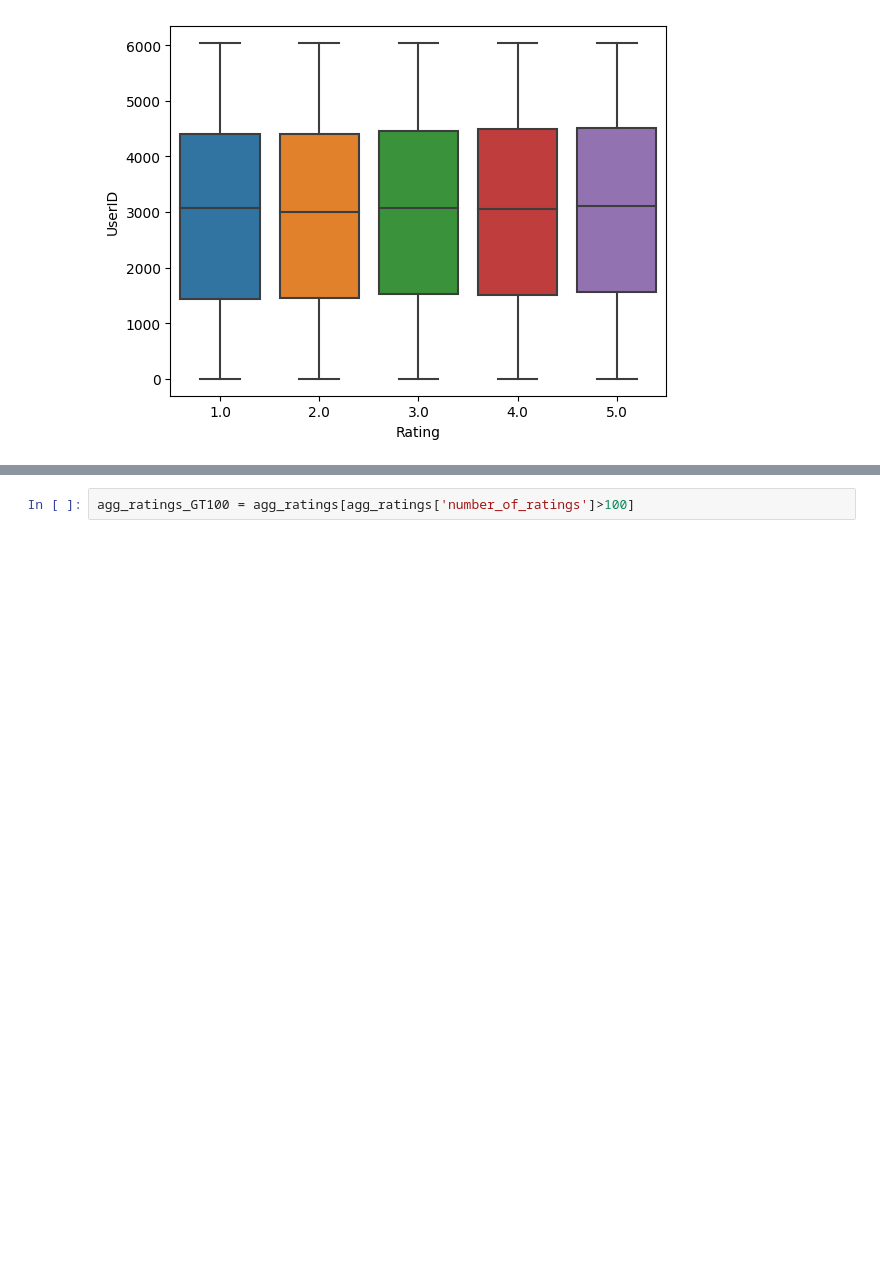
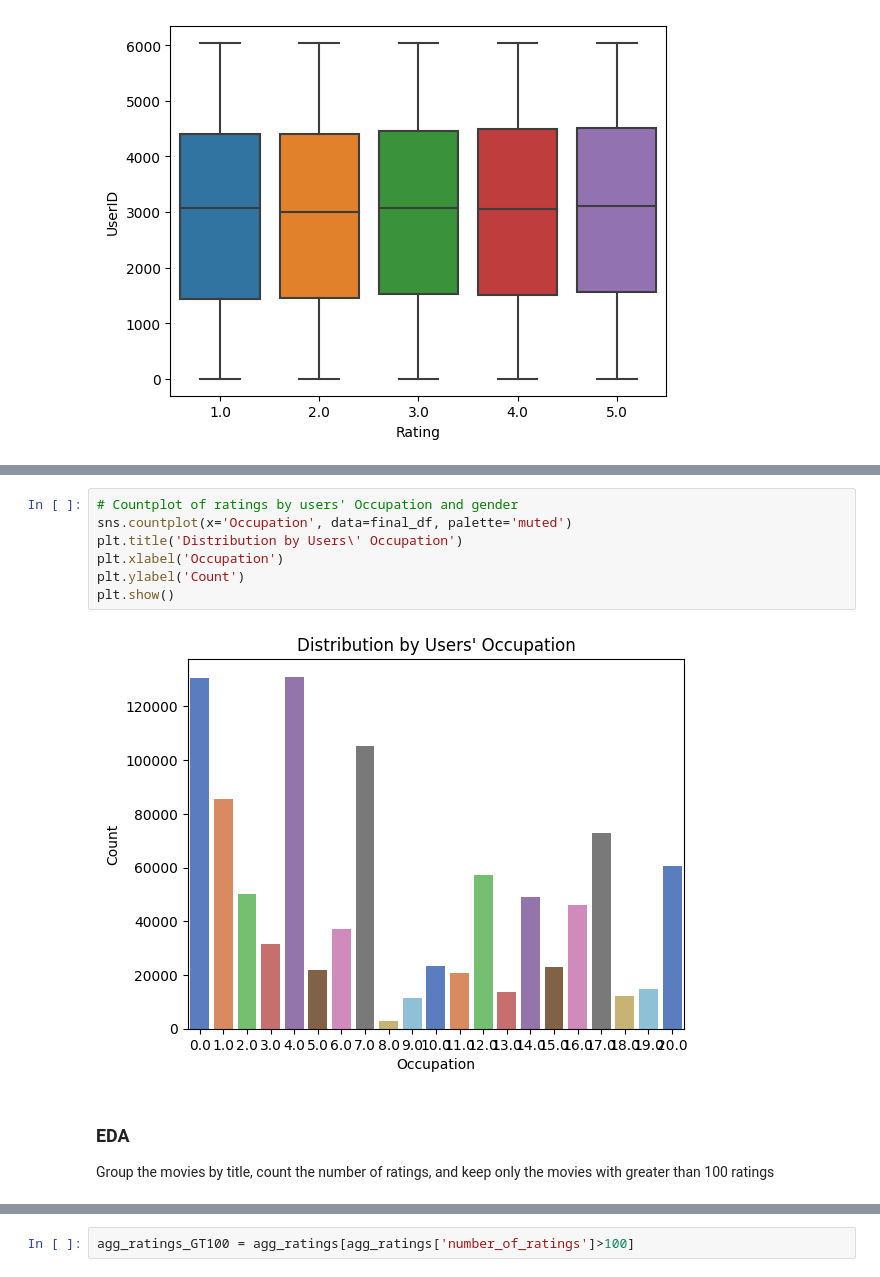
Before and after one commit to pkmariya/Scaler01, a Jupyter notebook: ZeeRecommender_CaseStudy_Mariya_DSML.ipynb, the cells around one changed output, grey strips where cells are left out. Drawn from its saved outputs; the diff is of its cells as text; blank space fills up the shorter version.

```diff
--- a/ZeeRecommender_CaseStudy_Mariya_DSML.ipynb
+++ b/ZeeRecommender_CaseStudy_Mariya_DSML.ipynb
@@ -417,0 +395,13 @@ movie_count
+# %%
+# Countplot of ratings by users' Occupation and gender
+sns.countplot(x='Occupation', data=final_df, palette='muted')
+plt.title('Distribution by Users\' Occupation')
+plt.xlabel('Occupation')
+plt.ylabel('Count')
+plt.show()
+# %% [output]
+[figure, added]
+# %% [markdown]
+### EDA
+
+Group the movies by title, count the number of ratings, and keep only the movies with greater than 100 ratings
```
Also changed, not shown: parts of 68 cells of this notebook.
